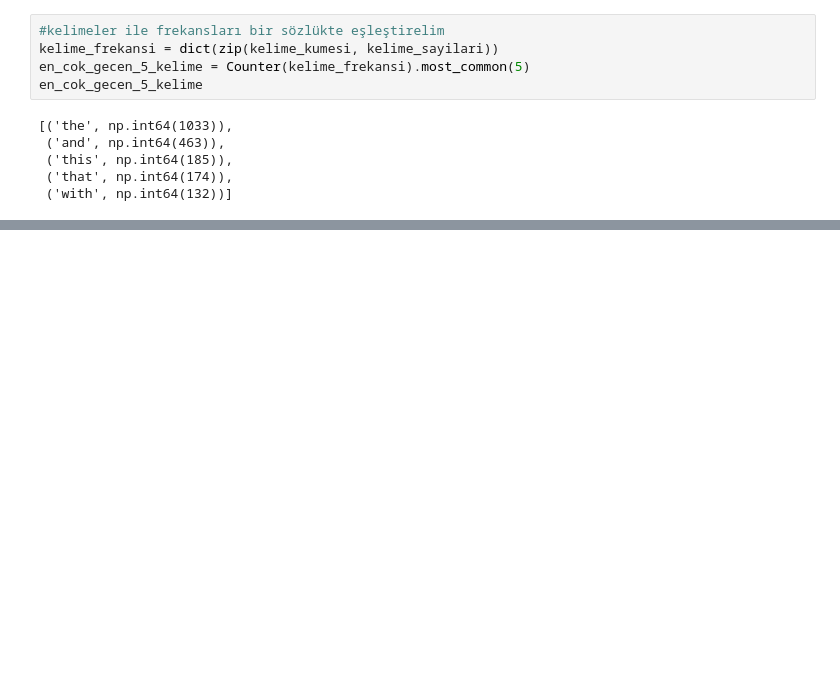
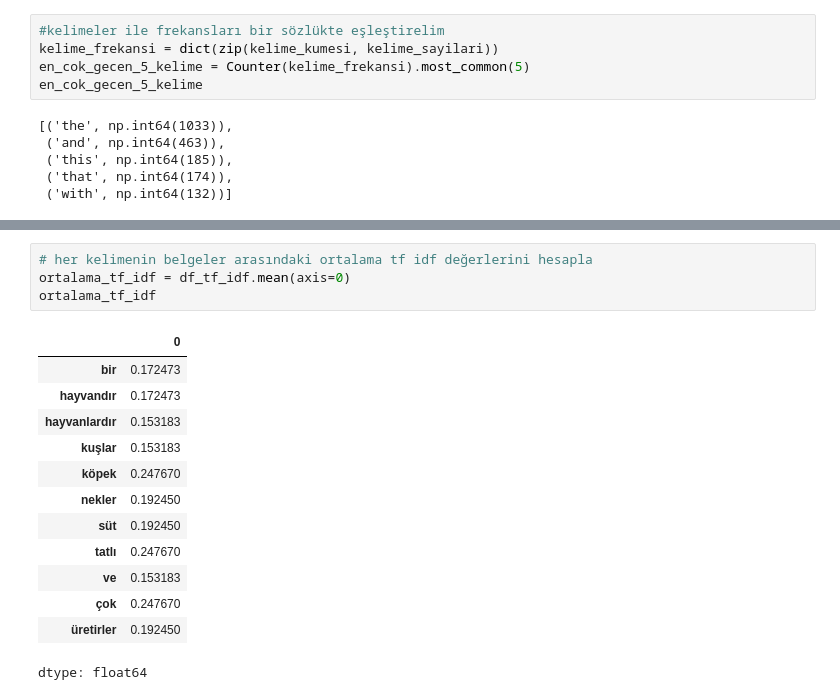
Before and after one commit to ArsenLupen53/GYZU-BTK-codespace, a Jupyter notebook: öznitelik_çıkarma/metinlerden_oznitelik_cikarma.ipynb, the cells around one changed output, grey strips where cells are left out. Drawn from its saved outputs; the diff is of its cells as text; blank space fills up the shorter version.

```diff
--- a/öznitelik_çıkarma/metinlerden_oznitelik_cikarma.ipynb
+++ b/öznitelik_çıkarma/metinlerden_oznitelik_cikarma.ipynb
@@ -162,0 +217,18 @@ en_cok_gecen_5_kelime
+# %%
+# her kelimenin belgeler arasındaki ortalama tf idf değerlerini hesapla
+ortalama_tf_idf = df_tf_idf.mean(axis=0)
+ortalama_tf_idf
+# %% [output]
+|  | 0 |
+| bir | 0.172473 |
+| hayvandır | 0.172473 |
+| hayvanlardır | 0.153183 |
+| kuşlar | 0.153183 |
+| köpek | 0.247670 |
+| nekler | 0.192450 |
+| süt | 0.192450 |
+| tatlı | 0.247670 |
+| ve | 0.153183 |
+| çok | 0.247670 |
+| üretirler | 0.192450 |
+dtype: float64
```
Also changed, not shown: parts of 10 cells of this notebook.
